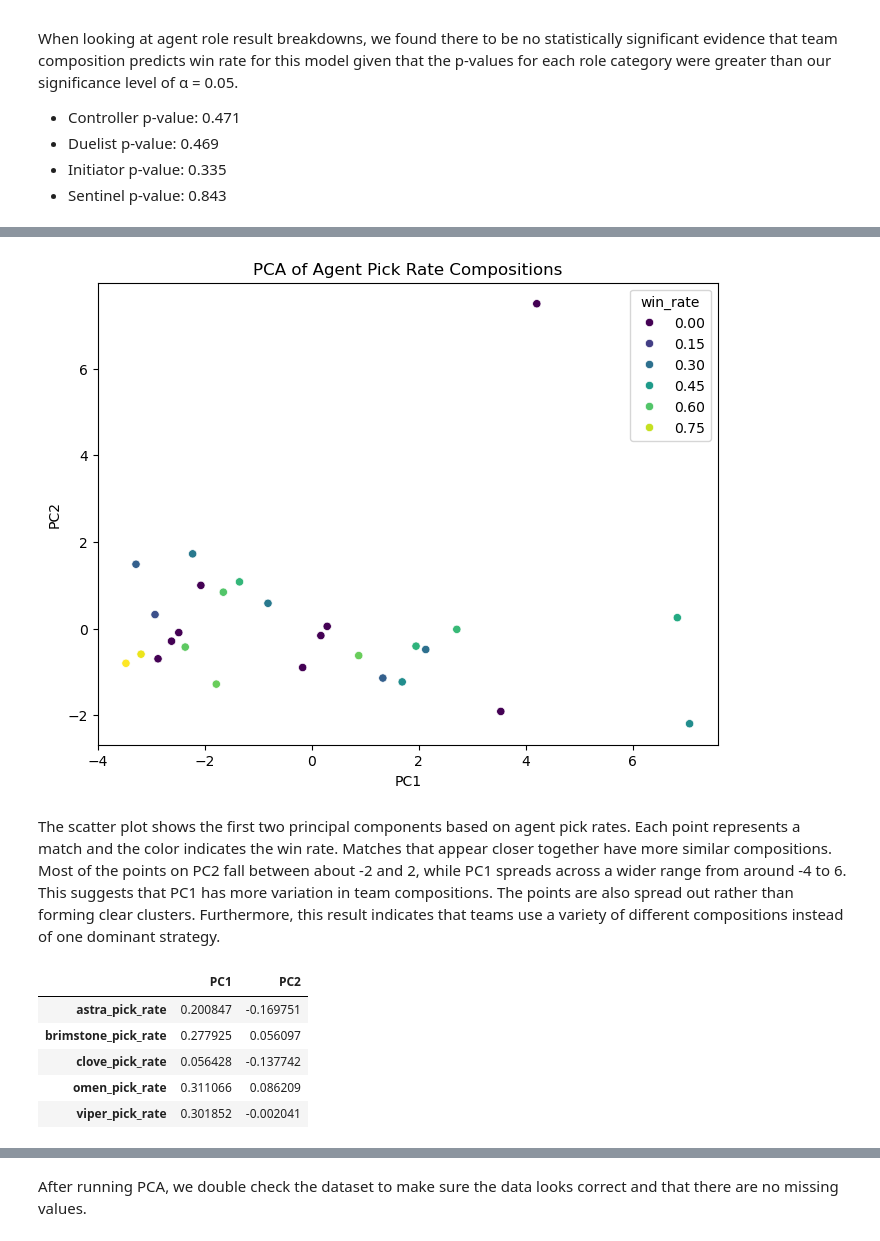
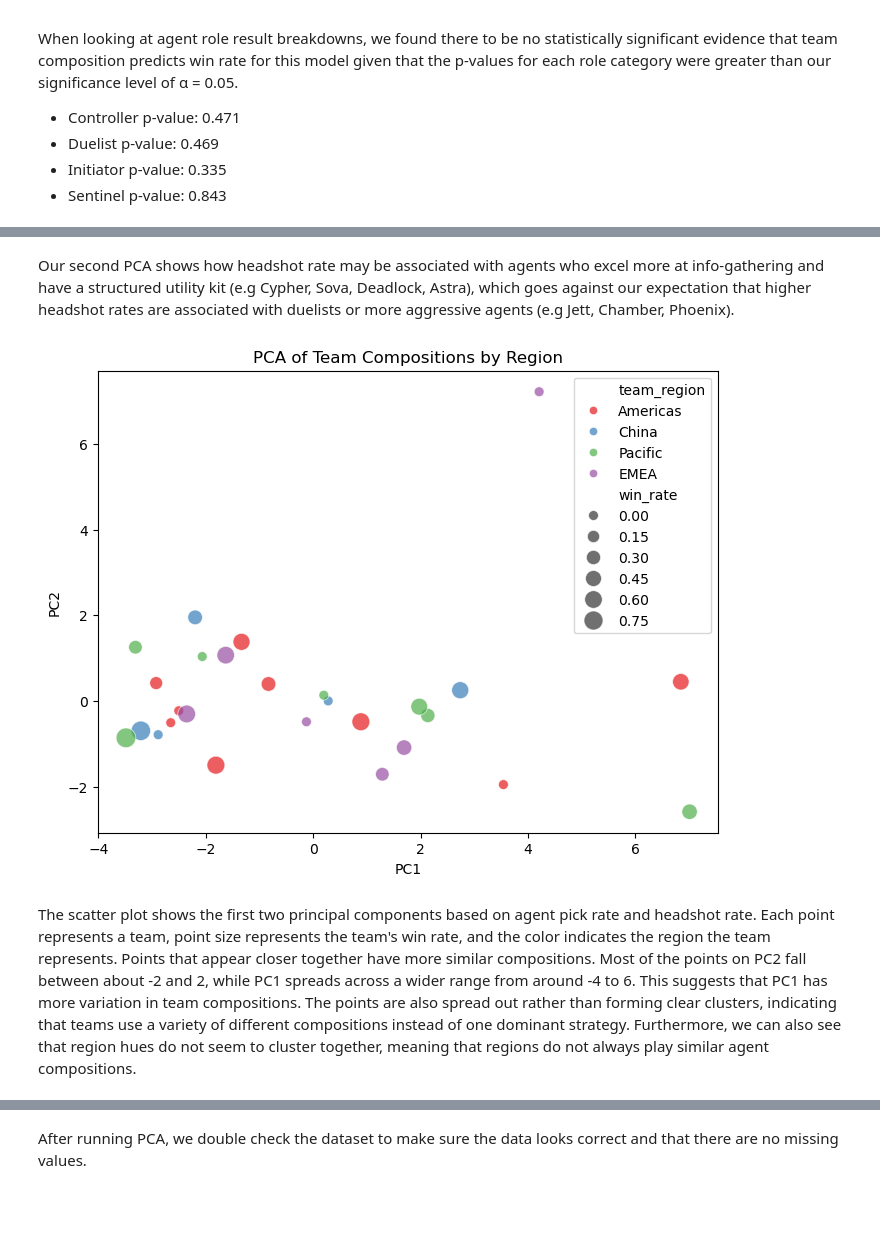
Before and after one commit to keil4ni/vct-2024-analysis, a Jupyter notebook: 03-FinalProject.ipynb, the cells around one changed output, grey strips where cells are left out. Drawn from its saved outputs; the diff is of its cells as text; code cells hidden in the pictures; blank space fills up the shorter version.

```diff
--- a/03-FinalProject.ipynb
+++ b/03-FinalProject.ipynb
@@ -919,9 +879,22 @@ pcs = pca.fit_transform(picks_scaled)
 # %%
+# use all agents and avg team headshot rate as features for modeling
+features = controllers + duelists + initiators + sentinels + ['avg_team_hs']
+cols = df_model[features]
+
+# scale the data and keep the first two principal components
+scaler = StandardScaler()
+features_scaled = scaler.fit_transform(cols)
+
+pca = PCA(n_components = 2)
+pcs = pca.fit_transform(features_scaled)
+
 # create dataframe with PC1 and PC2
 pca_df = pd.DataFrame(pcs, columns=['PC1', 'PC2'])
 
-# Keep win rate
+# keep win rate & region
 pca_df['win_rate'] = df_model['win_rate']
+pca_df['team_region'] = final_df['team_region']
+pca_df = pca_df.dropna(subset = ['team_region']) # drop rows with missing region values
 
 # show how much variance
 print("Explained variance ratio:", pca.explained_variance_ratio_)
@@ -932,39 +966,30 @@ The explained variance ratio shows how much information is captured by each prin
+# %% [markdown]
+Our second PCA shows how headshot rate may be associated with agents who excel more at info-gathering and have a structured utility kit (e.g Cypher, Sova, Deadlock, Astra), which goes against our expectation that higher headshot rates are associated with duelists or more aggressive agents (e.g Jett, Chamber, Phoenix).
 # %%
 # plot PCA result
 plt.figure(figsize=(8,6))
 
 sns.scatterplot(
     x='PC1',
     y='PC2',
     data=pca_df,
-    hue='win_rate',
-    palette='viridis'
+    hue='team_region',
+    size='win_rate',
+    sizes=(50, 200),
+    palette='Set1',
+    alpha=0.7
 )
 
-plt.title("PCA of Agent Pick Rate Compositions")
+plt.title("PCA of Team Compositions by Region")
+plt.xlabel("PC1")
+plt.ylabel("PC2")
+
+plt.legend()
 plt.show()
 # %% [output]
-[figure, old version]
+[figure, new version]
 # %% [markdown]
-The scatter plot shows the first two principal components based on agent pick rates. Each point represents a match and the color indicates the win rate. Matches that appear closer together have more similar compositions. Most of the points on PC2 fall between about -2 and 2, while PC1 spreads across a wider range from around -4 to 6. This suggests that PC1 has more variation in team compositions. The points are also spread out rather than forming clear clusters. Furthermore, this result indicates that teams use a variety of different compositions instead of one dominant strategy.
+The scatter plot shows the first two principal components based on agent pick rate and headshot rate. Each point represents a team, point size represents the team's win rate, and the color indicates the region the team represents. Points that appear closer together have more similar compositions. Most of the points on PC2 fall between about -2 and 2, while PC1 spreads across a wider range from around -4 to 6. This suggests that PC1 has more variation in team compositions. The points are also spread out rather than forming clear clusters, indicating that teams use a variety of different compositions instead of one dominant strategy. Furthermore, we can also see that region hues do not seem to cluster together, meaning that regions do not always play similar agent compositions.
-# %%
-# get PCA loadings
-loadings = pca.components_.T
-
-loading_df = pd.DataFrame(
-    loadings,
-    index=pick_cols,
-    columns=['PC1', 'PC2']
-)
-
-loading_df.head()
-# %% [output]
-|  | PC1 | PC2 |
-| astra_pick_rate | 0.200847 | -0.169751 |
-| brimstone_pick_rate | 0.277925 | 0.056097 |
-| clove_pick_rate | 0.056428 | -0.137742 |
-| omen_pick_rate | 0.311066 | 0.086209 |
-| viper_pick_rate | 0.301852 | -0.002041 |
 # %%
 # plot PCA result
 plt.figure(figsize=(8,6))
```
Also changed, not shown: parts of 30 cells of this notebook.
